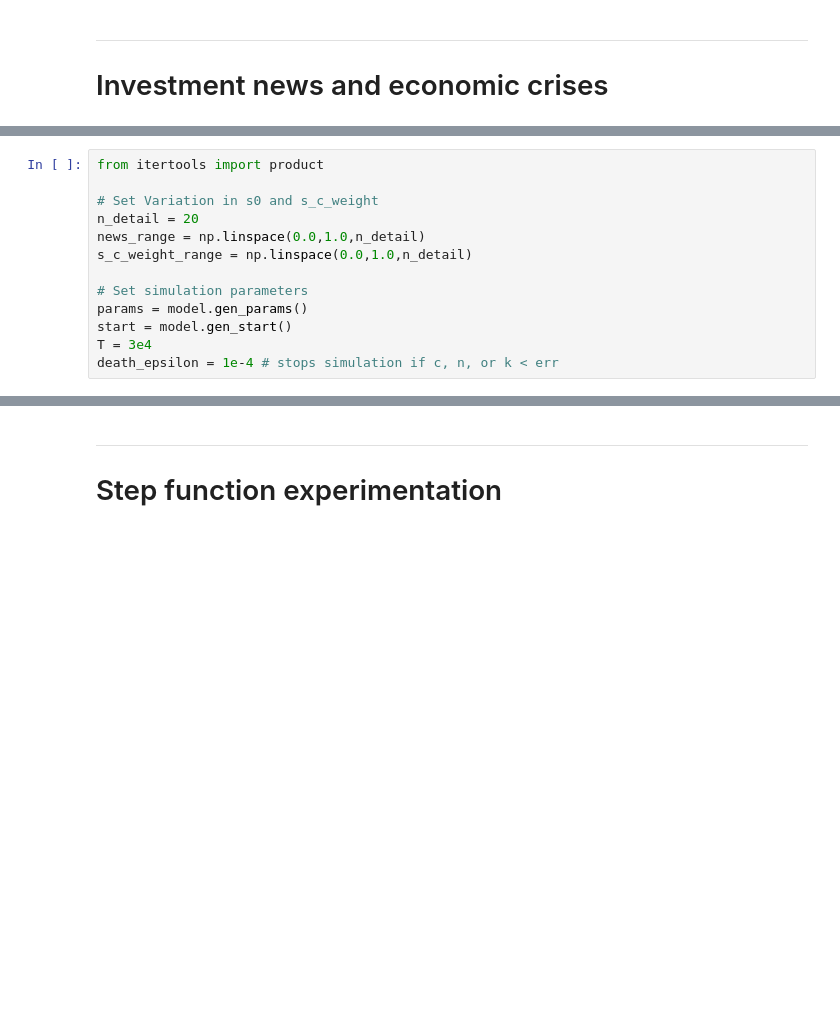
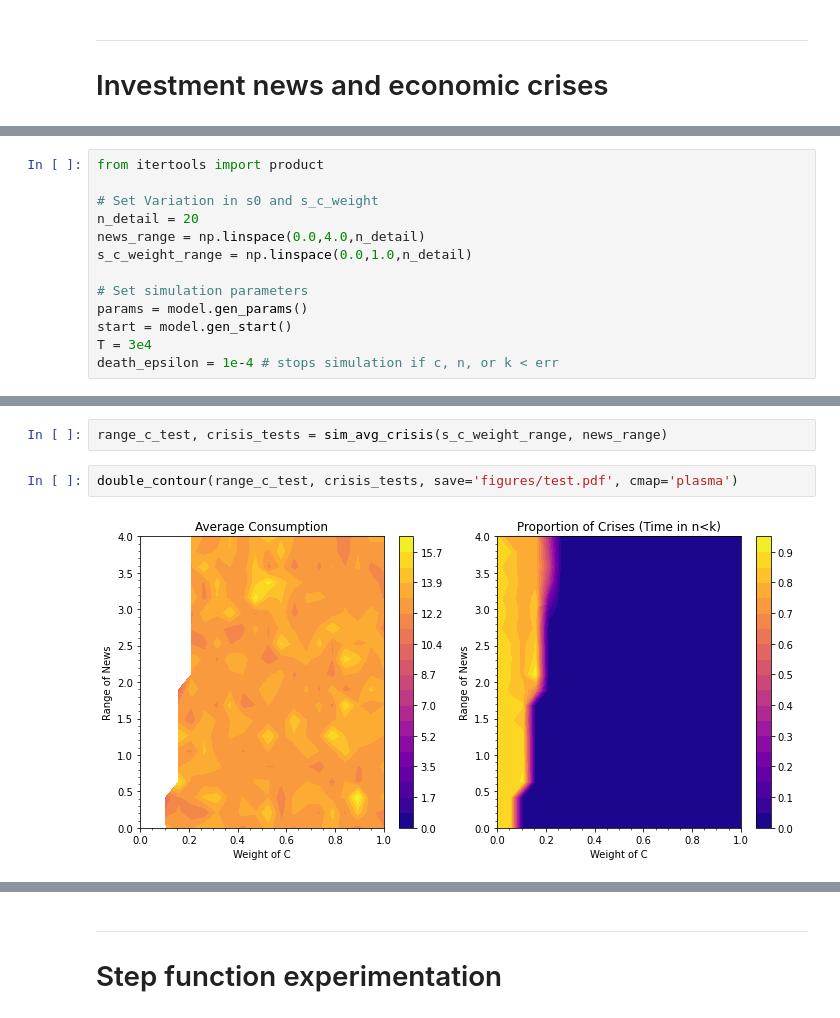
Before and after one commit to KarlNaumann/DynamicDSGE, a Jupyter notebook: SimplifiedUtility_CES.ipynb, the cells around one changed output, grey strips where cells are left out. Saved outputs shown, nothing was run; the diff lists cells and outputs as text; blank space fills up the shorter version.

```diff
--- a/SimplifiedUtility_CES.ipynb
+++ b/SimplifiedUtility_CES.ipynb
@@ -146,7 +188,7 @@ from itertools import product
 
 # Set Variation in s0 and s_c_weight
 n_detail = 20
-news_range = np.linspace(0.0,1.0,n_detail)
+news_range = np.linspace(0.0,4.0,n_detail)
 s_c_weight_range = np.linspace(0.0,1.0,n_detail)
 
 # Set simulation parameters
@@ -208,0 +199,6 @@ plt.show()
+# %%
+range_c_test, crisis_tests = sim_avg_crisis(s_c_weight_range, news_range)
+# %%
+double_contour(range_c_test, crisis_tests, save='figures/test.pdf', cmap='plasma')
+# %% [output]
+[figure, added]
```
Also changed, not shown: parts of 24 cells of this notebook, 11 other files.
